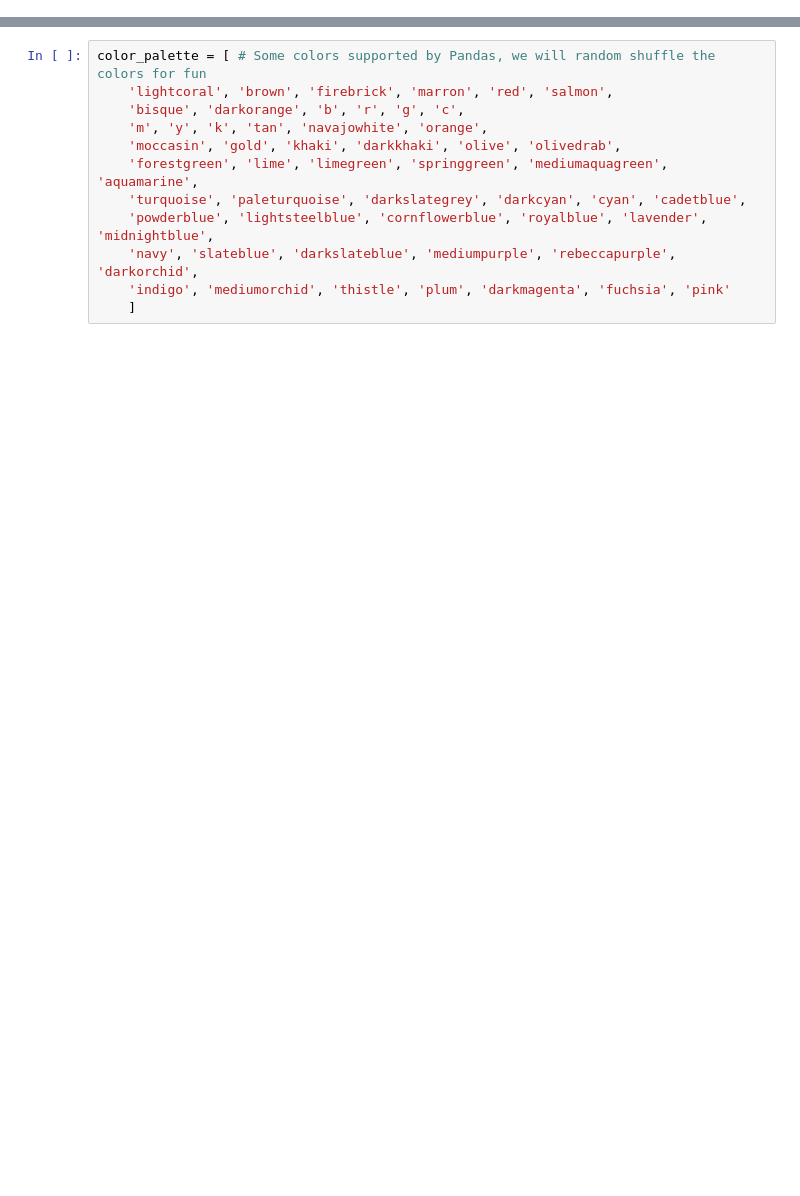
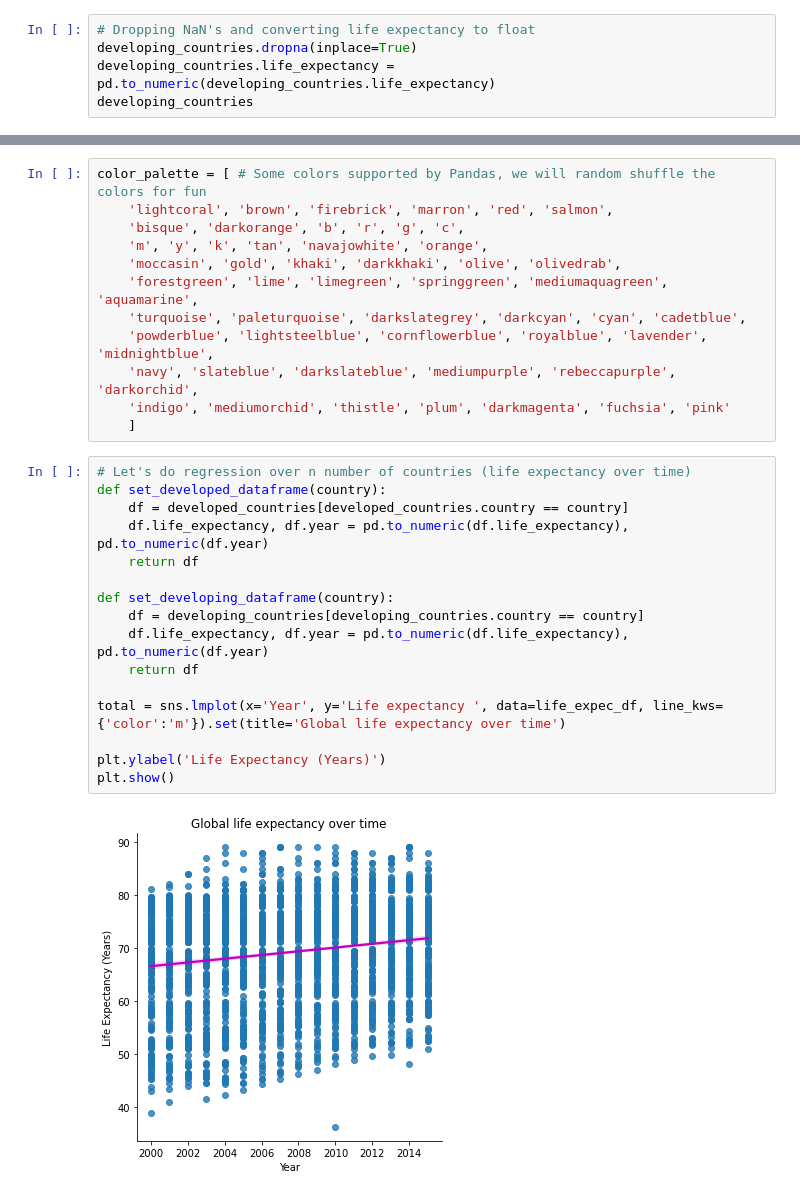
Before and after one commit to daiyanc/Life_Expectancy, a Jupyter notebook: life_expectancy_nb.ipynb, the cells around one changed output, grey strips where cells are left out. Saved outputs shown, nothing was run; the diff lists cells and outputs as text; blank space fills up the shorter version.

```diff
--- a/life_expectancy_nb.ipynb
+++ b/life_expectancy_nb.ipynb
@@ -230,3 +258,8 @@ thinness_5_9_years                  34
 income_composition_of_resources    119
 schooling                          115
 dtype: int64
+# %%
+# Dropping NaN's and converting life expectancy to float
+developing_countries.dropna(inplace=True)
+developing_countries.life_expectancy = pd.to_numeric(developing_countries.life_expectancy)
+developing_countries
@@ -242,3 +289,21 @@ color_palette = [ # Some colors supported by Pandas, we will random shuffle the
     'navy', 'slateblue', 'darkslateblue', 'mediumpurple', 'rebeccapurple', 'darkorchid',
     'indigo', 'mediumorchid', 'thistle', 'plum', 'darkmagenta', 'fuchsia', 'pink'
     ]
+# %%
+# Let's do regression over n number of countries (life expectancy over time)
+def set_developed_dataframe(country):
+    df = developed_countries[developed_countries.country == country]
+    df.life_expectancy, df.year = pd.to_numeric(df.life_expectancy), pd.to_numeric(df.year)
+    return df
+
+def set_developing_dataframe(country):
+    df = developing_countries[developing_countries.country == country]
+    df.life_expectancy, df.year = pd.to_numeric(df.life_expectancy), pd.to_numeric(df.year)
+    return df
+
+total = sns.lmplot(x='Year', y='Life expectancy ', data=life_expec_df, line_kws={'color':'m'}).set(title='Global life expectancy over time')
+
+plt.ylabel('Life Expectancy (Years)')
+plt.show()
+# %% [output]
+[figure, added]
```
Also changed, not shown: parts of 11 cells of this notebook, 3 other files.
